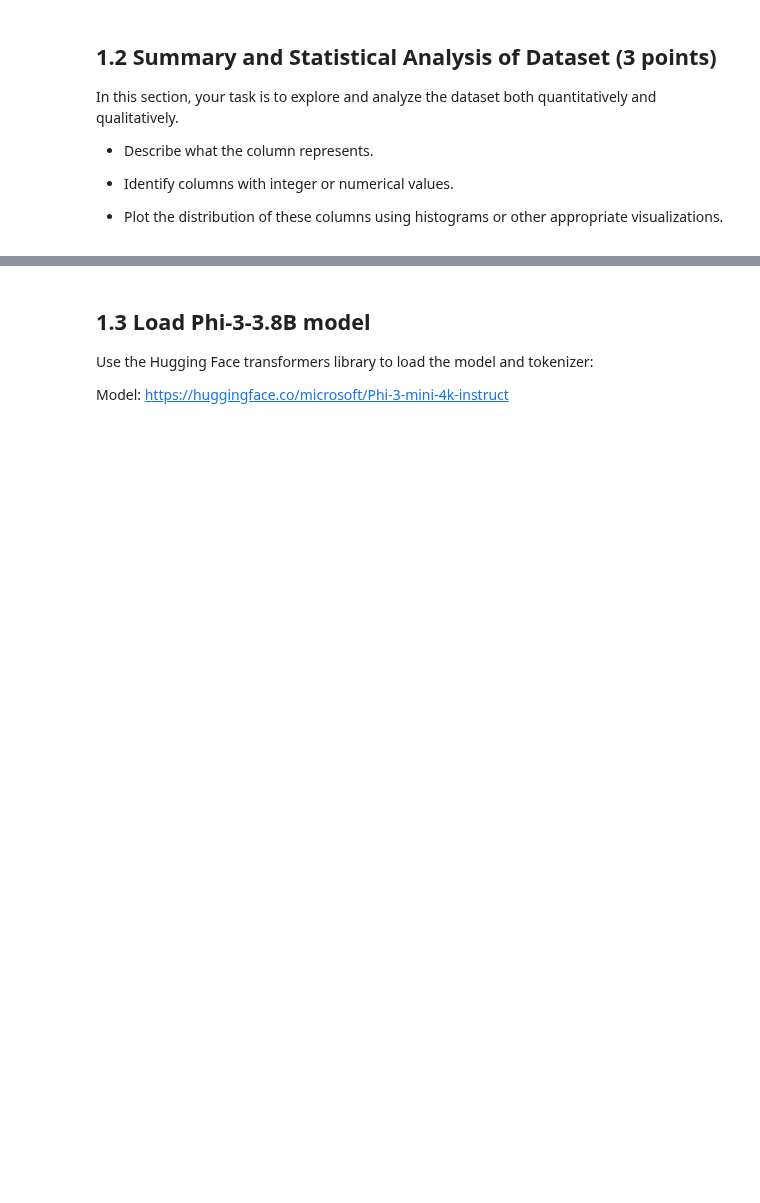
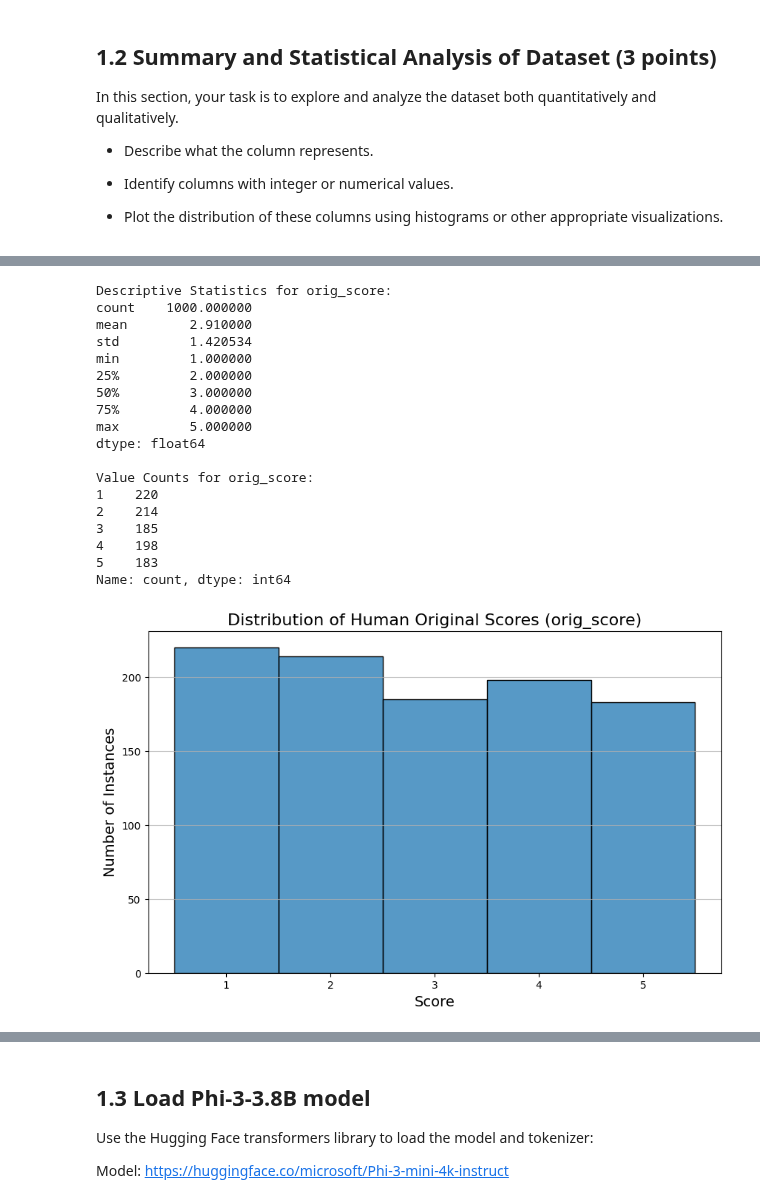
Before and after one commit to omid-moradi/LLMs-Course, a Jupyter notebook: CA3/LLM_HW3_Part1_LLM_as_a_Judge.ipynb, the cells around one changed output, grey strips where cells are left out. Saved outputs shown, nothing was run; the diff lists cells and outputs as text; code cells hidden in the pictures; blank space fills up the shorter version.

```diff
--- a/CA3/LLM_HW3_Part1_LLM_as_a_Judge.ipynb
+++ b/CA3/LLM_HW3_Part1_LLM_as_a_Judge.ipynb
@@ -129,0 +131,11 @@ In this section, your task is to explore and analyze the dataset both quantitati
+# %%
+def convert_score_to_int(example):
+    try:
+        example['orig_score'] = int(example['orig_score'])
+    except ValueError:
+        # Handle cases where conversion might fail (e.g., if there are non-numeric strings)
+        # You might want to set it to a default value, or skip the example
+        example['orig_score'] = -1 # Or np.nan for NaN values
+    return example
+
+feedback_bench_dataset = feedback_bench_dataset.map(convert_score_to_int)
@@ -129,0 +178,36 @@ In this section, your task is to explore and analyze the dataset both quantitati
+# %%
+scores_series = pd.Series(feedback_bench_dataset['orig_score'])
+print("\nDescriptive Statistics for orig_score:")
+print(scores_series.describe())
+
+print("\nValue Counts for orig_score:")
+print(scores_series.value_counts().sort_index())
+
+plt.figure(figsize=(10, 6))
+sns.histplot(scores_series, bins=len(scores_series.unique()), discrete=True, stat='count', palette='viridis')
+plt.title('Distribution of Human Original Scores (orig_score)', fontsize=16)
+plt.xlabel('Score', fontsize=14)
+plt.ylabel('Number of Instances', fontsize=14)
+plt.xticks(sorted(scores_series.unique())) # اطمینان از نمایش تمام امتیازات در محور x
+plt.grid(axis='y', alpha=0.75)
+plt.show()
+# %% [output]
+Descriptive Statistics for orig_score:
+count    1000.000000
+mean        2.910000
+std         1.420534
+min         1.000000
+25%         2.000000
+50%         3.000000
+75%         4.000000
+max         5.000000
+dtype: float64
+
+Value Counts for orig_score:
+1    220
+2    214
+3    185
+4    198
+5    183
+Name: count, dtype: int64
+[figure, added]
```
Also changed, not shown: parts of 11 cells of this notebook, 1 other file.
